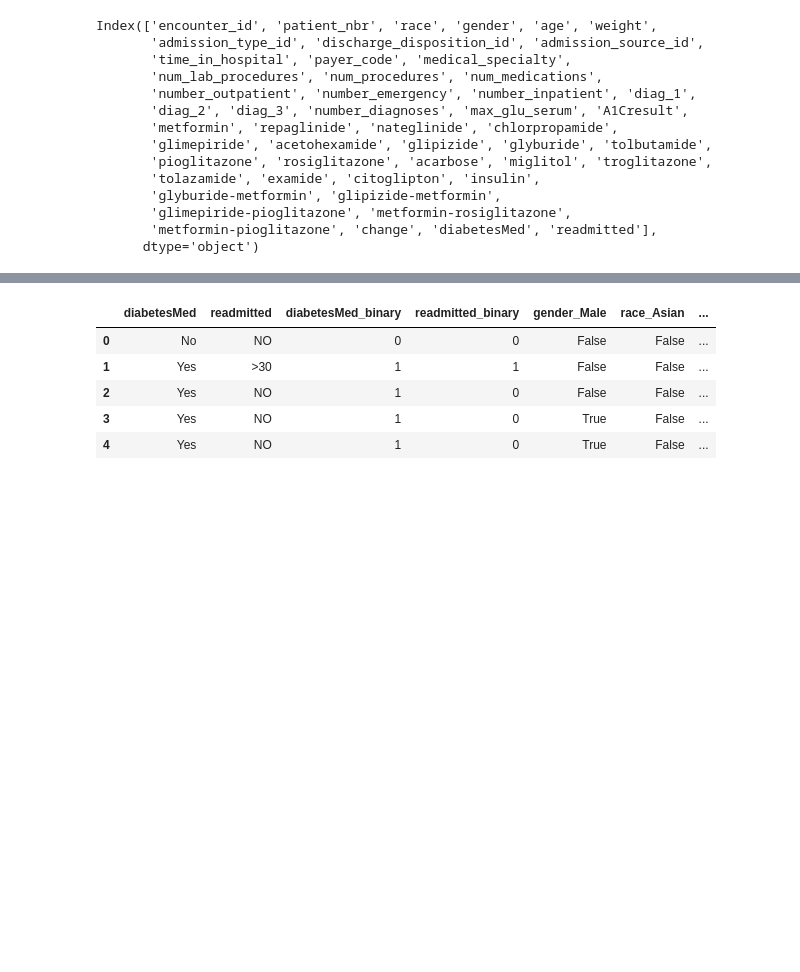
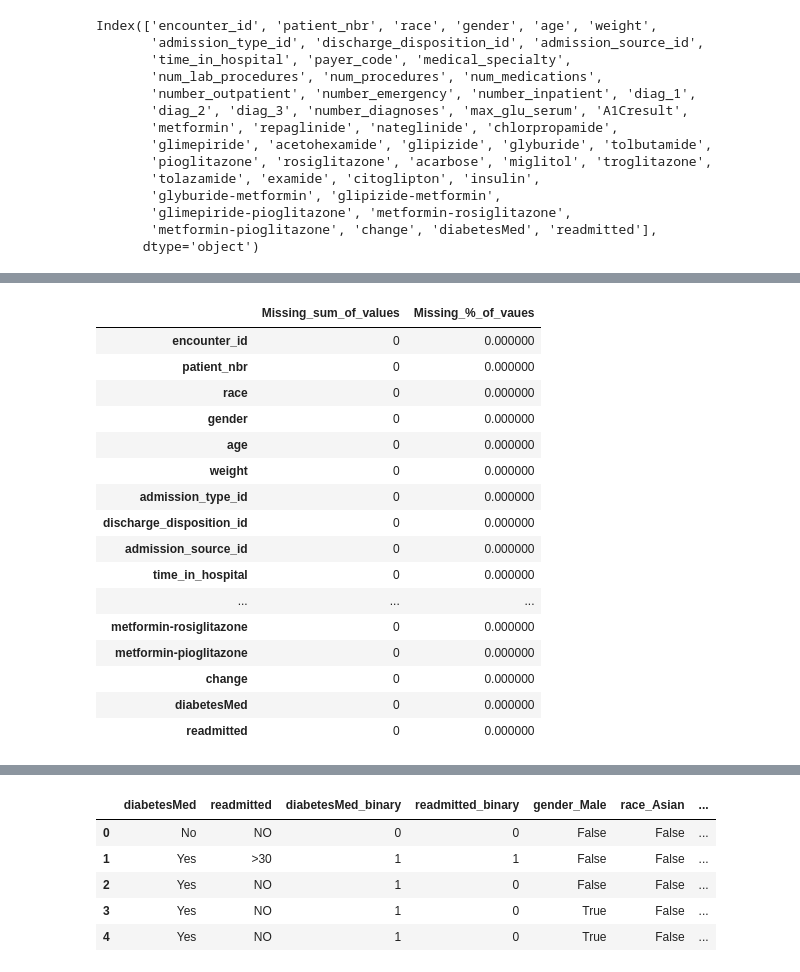
Before and after one commit to aueskinj/Data-Science-Projects, a Jupyter notebook: CausalML/healthcareml/healthcarecausalml.ipynb, the cells around one changed output, grey strips where cells are left out. Cells and saved outputs as stored; diff of their text form; code cells hidden in the pictures; blank space fills up the shorter version.

```diff
--- a/CausalML/healthcareml/healthcarecausalml.ipynb
+++ b/CausalML/healthcareml/healthcarecausalml.ipynb
@@ -47,0 +117,21 @@ Index(['encounter_id', 'patient_nbr', 'race', 'gender', 'age', 'weight',
+# %%
+missing_values=pd.DataFrame({"Missing_sum_of_values":df.isna().sum(),"Missing_%_of_vaues":(df.isna().sum()/len(df))*100})
+missing_values
+# %% [output]
+|  | Missing_sum_of_values | Missing_%_of_vaues |
+| encounter_id | 0 | 0.000000 |
+| patient_nbr | 0 | 0.000000 |
+| race | 0 | 0.000000 |
+| gender | 0 | 0.000000 |
+| age | 0 | 0.000000 |
+| weight | 0 | 0.000000 |
+| admission_type_id | 0 | 0.000000 |
+| discharge_disposition_id | 0 | 0.000000 |
+| admission_source_id | 0 | 0.000000 |
+| time_in_hospital | 0 | 0.000000 |
+| ... | ... | ... |
+| metformin-rosiglitazone | 0 | 0.000000 |
+| metformin-pioglitazone | 0 | 0.000000 |
+| change | 0 | 0.000000 |
+| diabetesMed | 0 | 0.000000 |
+| readmitted | 0 | 0.000000 |
```
Also changed, not shown: parts of 11 cells of this notebook.
